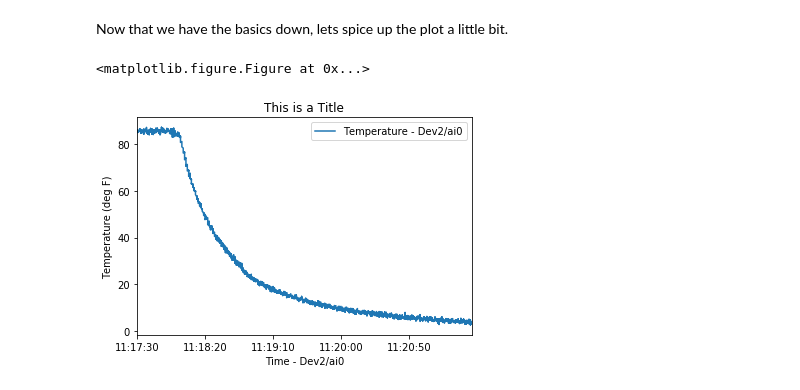
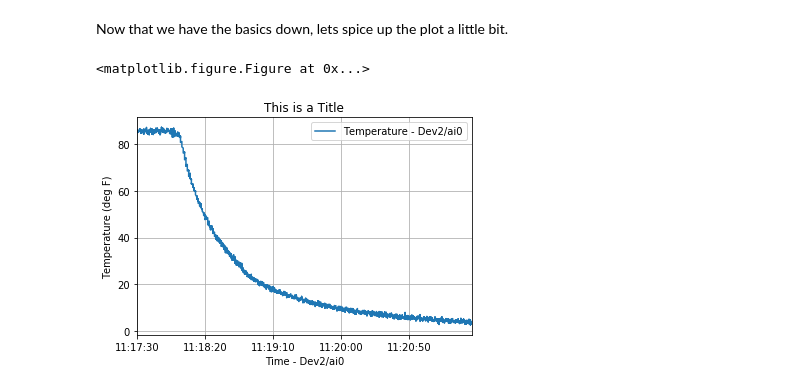
Before and after one commit to rocketproplab/Guides, a Jupyter notebook: jupyterNotebooks/python/excelToPandas.ipynb, the cells around one changed output. Cells and saved outputs as stored; diff of their text form; code cells hidden in the pictures.

```diff
--- a/jupyterNotebooks/python/excelToPandas.ipynb
+++ b/jupyterNotebooks/python/excelToPandas.ipynb
@@ -138,9 +138,10 @@ Now that we have the basics down, lets spice up the plot a little bit.
 # %%
 plt.figure(3)
 ax = df.plot(cols[0],cols[1])
 ax.set_title('This is a Title')
 ax.set_ylabel('Temperature (deg F)')
+ax.grid()
 plt.show()
 # %% [output]
 <matplotlib.figure.Figure at 0x...>
-[figure, old version]
+[figure, new version]
```
Also changed, not shown: parts of 7 cells of this notebook.
